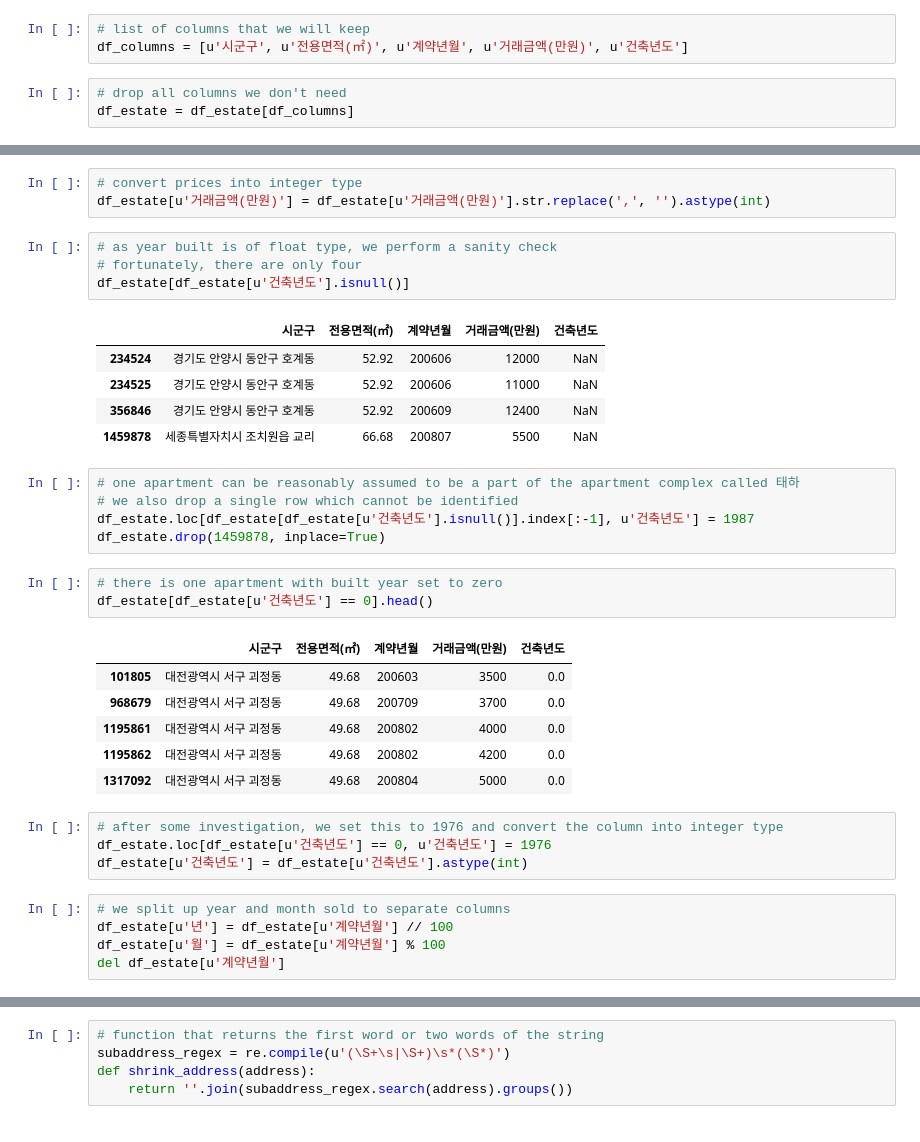
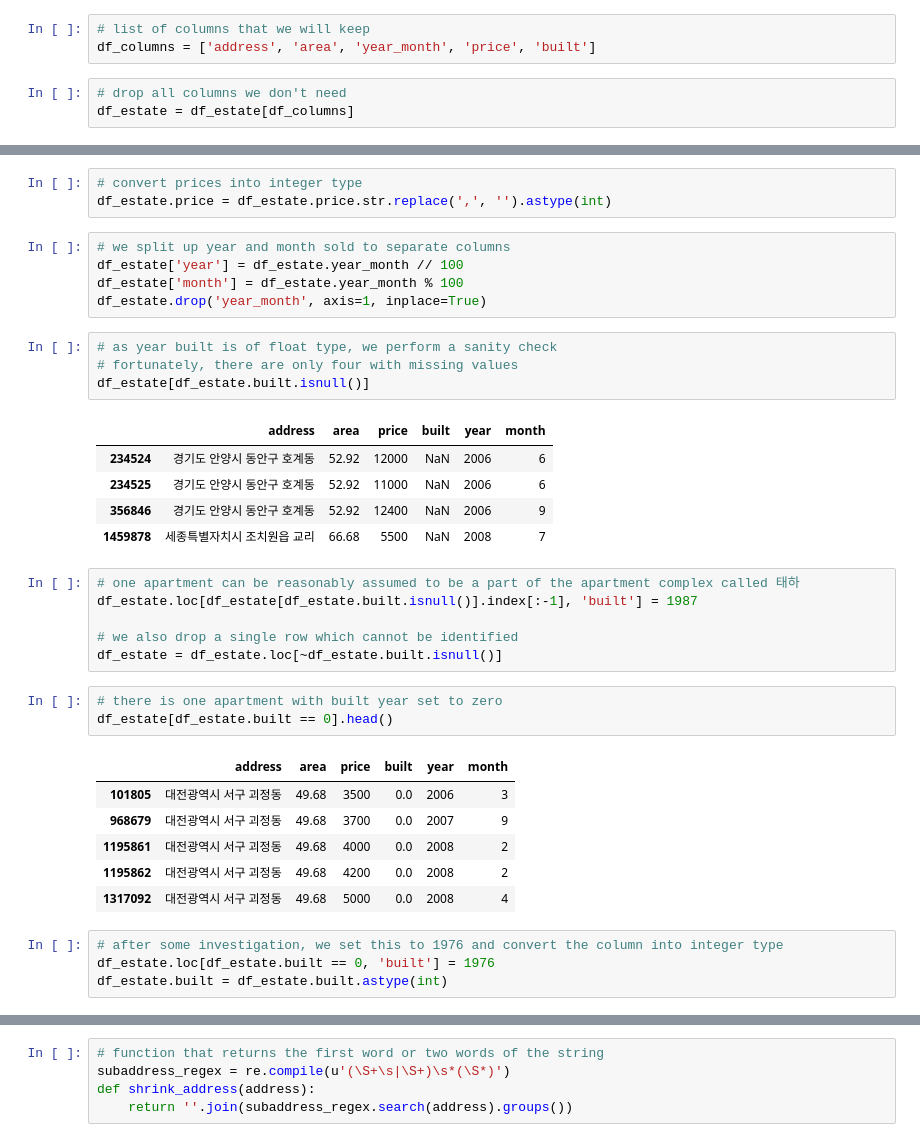
Before and after one commit to greymistcube/ds_pop_estate_analysis, a Jupyter notebook: 02_real_estate_file_scrub.ipynb, the cells around one changed output, grey strips where cells are left out. Drawn from its saved outputs; the diff is of its cells as text.

```diff
--- a/02_real_estate_file_scrub.ipynb
+++ b/02_real_estate_file_scrub.ipynb
@@ -30,6 +29,6 @@ df_estate.tail()
 # %%
 # list of columns that we will keep
-df_columns = [u'시군구', u'전용면적(㎡)', u'계약년월', u'거래금액(만원)', u'건축년도']
+df_columns = ['address', 'area', 'year_month', 'price', 'built']
 # %%
 # drop all columns we don't need
 df_estate = df_estate[df_columns]
@@ -36,40 +44,41 @@ df_estate = df_estate[df_columns]
 # %%
 # convert prices into integer type
-df_estate[u'거래금액(만원)'] = df_estate[u'거래금액(만원)'].str.replace(',', '').astype(int)
+df_estate.price = df_estate.price.str.replace(',', '').astype(int)
+# %%
+# we split up year and month sold to separate columns
+df_estate['year'] = df_estate.year_month // 100
+df_estate['month'] = df_estate.year_month % 100
+df_estate.drop('year_month', axis=1, inplace=True)
 # %%
 # as year built is of float type, we perform a sanity check
-# fortunately, there are only four
-df_estate[df_estate[u'건축년도'].isnull()]
+# fortunately, there are only four with missing values
+df_estate[df_estate.built.isnull()]
 # %% [output]
-|  | 시군구 | 전용면적(㎡) | 계약년월 | 거래금액(만원) | 건축년도 |
-| 234524 | 경기도 안양시 동안구 호계동 | 52.92 | 200606 | 12000 | NaN |
-| 234525 | 경기도 안양시 동안구 호계동 | 52.92 | 200606 | 11000 | NaN |
-| 356846 | 경기도 안양시 동안구 호계동 | 52.92 | 200609 | 12400 | NaN |
-| 1459878 | 세종특별자치시 조치원읍 교리 | 66.68 | 200807 | 5500 | NaN |
+|  | address | area | price | built | year | month |
+| 234524 | 경기도 안양시 동안구 호계동 | 52.92 | 12000 | NaN | 2006 | 6 |
+| 234525 | 경기도 안양시 동안구 호계동 | 52.92 | 11000 | NaN | 2006 | 6 |
+| 356846 | 경기도 안양시 동안구 호계동 | 52.92 | 12400 | NaN | 2006 | 9 |
+| 1459878 | 세종특별자치시 조치원읍 교리 | 66.68 | 5500 | NaN | 2008 | 7 |
 # %%
 # one apartment can be reasonably assumed to be a part of the apartment complex called 태하
+df_estate.loc[df_estate[df_estate.built.isnull()].index[:-1], 'built'] = 1987
+
 # we also drop a single row which cannot be identified
-df_estate.loc[df_estate[df_estate[u'건축년도'].isnull()].index[:-1], u'건축년도'] = 1987
-df_estate.drop(1459878, inplace=True)
+df_estate = df_estate.loc[~df_estate.built.isnull()]
 # %%
 # there is one apartment with built year set to zero
-df_estate[df_estate[u'건축년도'] == 0].head()
+df_estate[df_estate.built == 0].head()
 # %% [output]
-|  | 시군구 | 전용면적(㎡) | 계약년월 | 거래금액(만원) | 건축년도 |
-| 101805 | 대전광역시 서구 괴정동 | 49.68 | 200603 | 3500 | 0.0 |
-| 968679 | 대전광역시 서구 괴정동 | 49.68 | 200709 | 3700 | 0.0 |
-| 1195861 | 대전광역시 서구 괴정동 | 49.68 | 200802 | 4000 | 0.0 |
-| 1195862 | 대전광역시 서구 괴정동 | 49.68 | 200802 | 4200 | 0.0 |
-| 1317092 | 대전광역시 서구 괴정동 | 49.68 | 200804 | 5000 | 0.0 |
+|  | address | area | price | built | year | month |
+| 101805 | 대전광역시 서구 괴정동 | 49.68 | 3500 | 0.0 | 2006 | 3 |
+| 968679 | 대전광역시 서구 괴정동 | 49.68 | 3700 | 0.0 | 2007 | 9 |
+| 1195861 | 대전광역시 서구 괴정동 | 49.68 | 4000 | 0.0 | 2008 | 2 |
+| 1195862 | 대전광역시 서구 괴정동 | 49.68 | 4200 | 0.0 | 2008 | 2 |
+| 1317092 | 대전광역시 서구 괴정동 | 49.68 | 5000 | 0.0 | 2008 | 4 |
 # %%
 # after some investigation, we set this to 1976 and convert the column into integer type
-df_estate.loc[df_estate[u'건축년도'] == 0, u'건축년도'] = 1976
-df_estate[u'건축년도'] = df_estate[u'건축년도'].astype(int)
+df_estate.loc[df_estate.built == 0, 'built'] = 1976
+df_estate.built = df_estate.built.astype(int)
-# %%
-# we split up year and month sold to separate columns
-df_estate[u'년'] = df_estate[u'계약년월'] // 100
-df_estate[u'월'] = df_estate[u'계약년월'] % 100
-del df_estate[u'계약년월']
 # %%
 # check the changes made
 df_estate.head()
```
Also changed, not shown: parts of 26 cells of this notebook, 2 other files.
